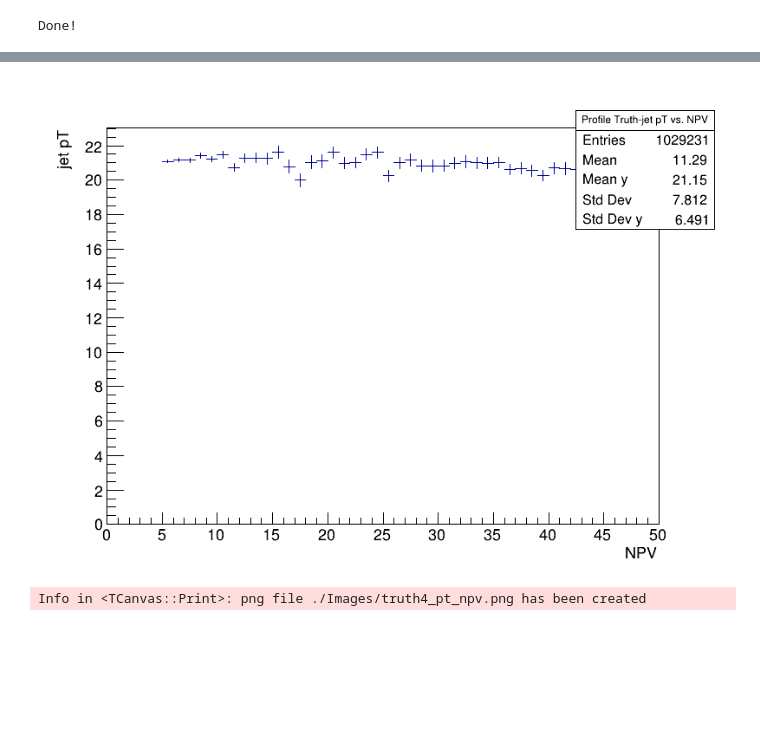
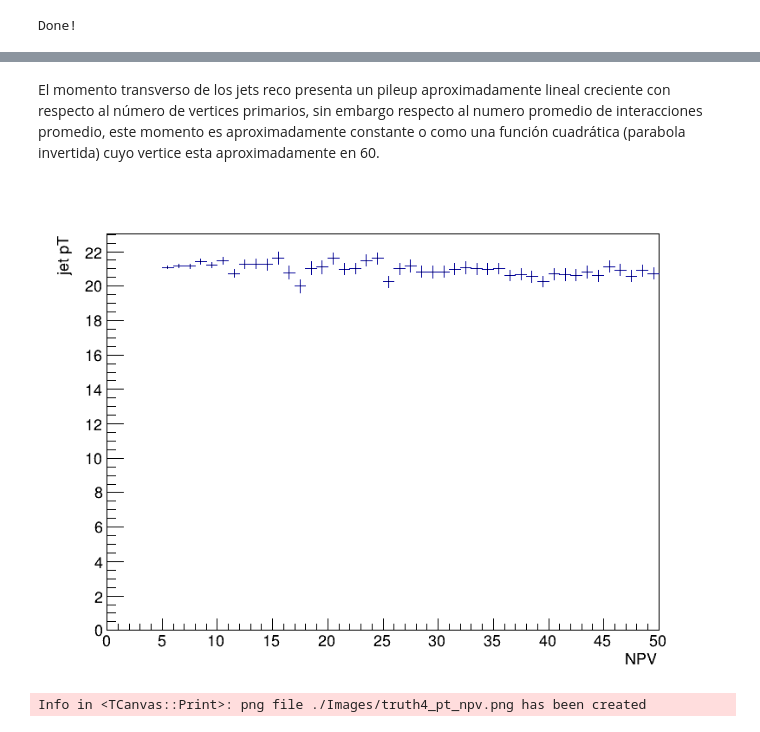
Before and after one commit to anmgomezmo/Exercises_2_root, a Jupyter notebook: Excercise 3.ipynb, the cells around one changed output, grey strips where cells are left out. Cells and saved outputs as stored; diff of their text form; code cells hidden in the pictures; blank space fills up the shorter version.

```diff
--- a/Excercise 3.ipynb
+++ b/Excercise 3.ipynb
@@ -114,10 +116,13 @@ canvas2->SaveAs("./Images/reco4_pt_mu.png");
 Info in <TCanvas::Print>: png file ./Images/reco4_pt_mu.png has been created
+# %% [markdown]
+El momento transverso de los jets reco presenta un pileup aproximadamente lineal creciente con respecto al número de vertices primarios, sin embargo respecto al numero promedio de interacciones promedio, este momento es aproximadamente constante o como una función cuadrática (parabola invertida) cuyo vertice esta aproximadamente en 60.
 # %%
 prof_truthR4pt_npv->Draw("");
+prof_truthR4pt_npv->SetStats(0);
 canvas2->Draw();
 canvas2->SaveAs("./Images/truth4_pt_npv.png");
 # %% [output]
-[figure, old version]
+[figure, new version]
 Info in <TCanvas::Print>: png file ./Images/truth4_pt_npv.png has been created
 # %%
 prof_truthR4pt_mu->Draw("");
```
Also changed, not shown: parts of 3 cells of this notebook, 7 other files.
